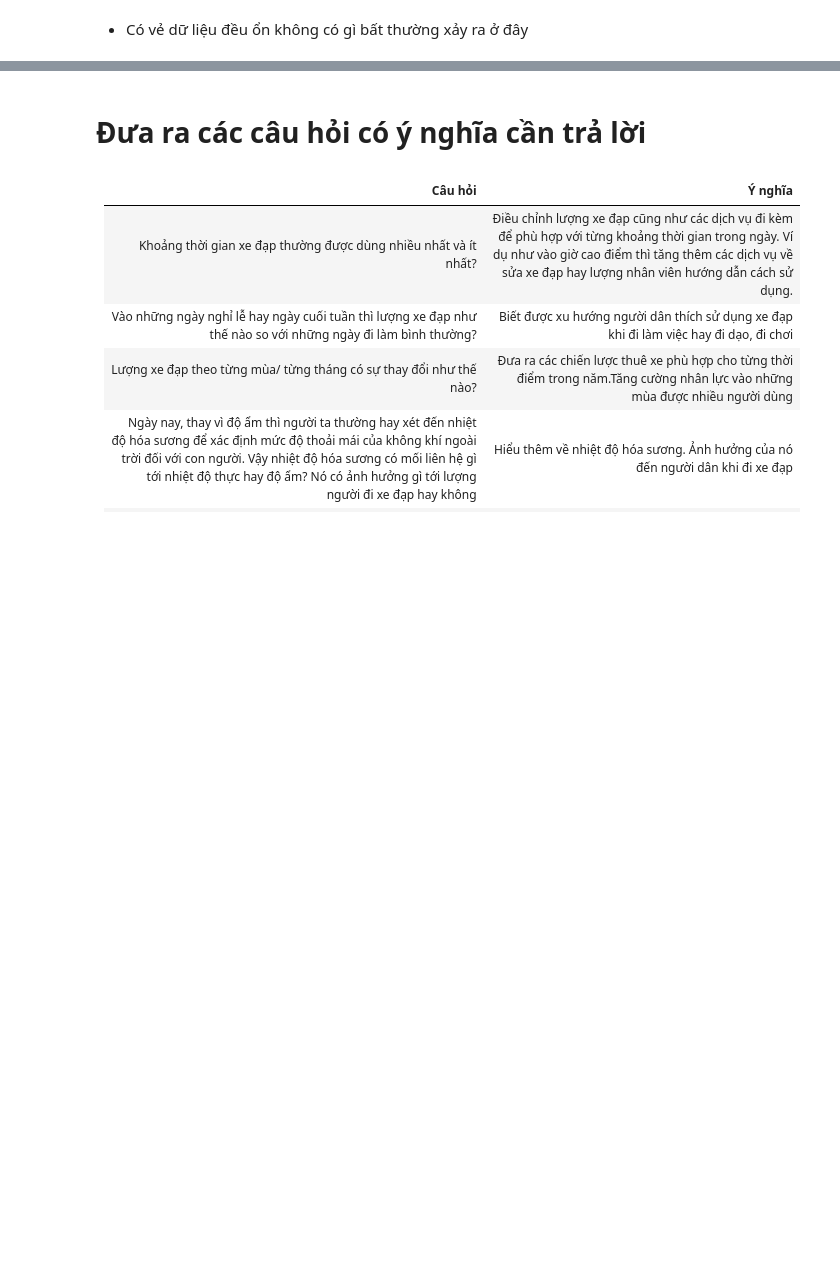
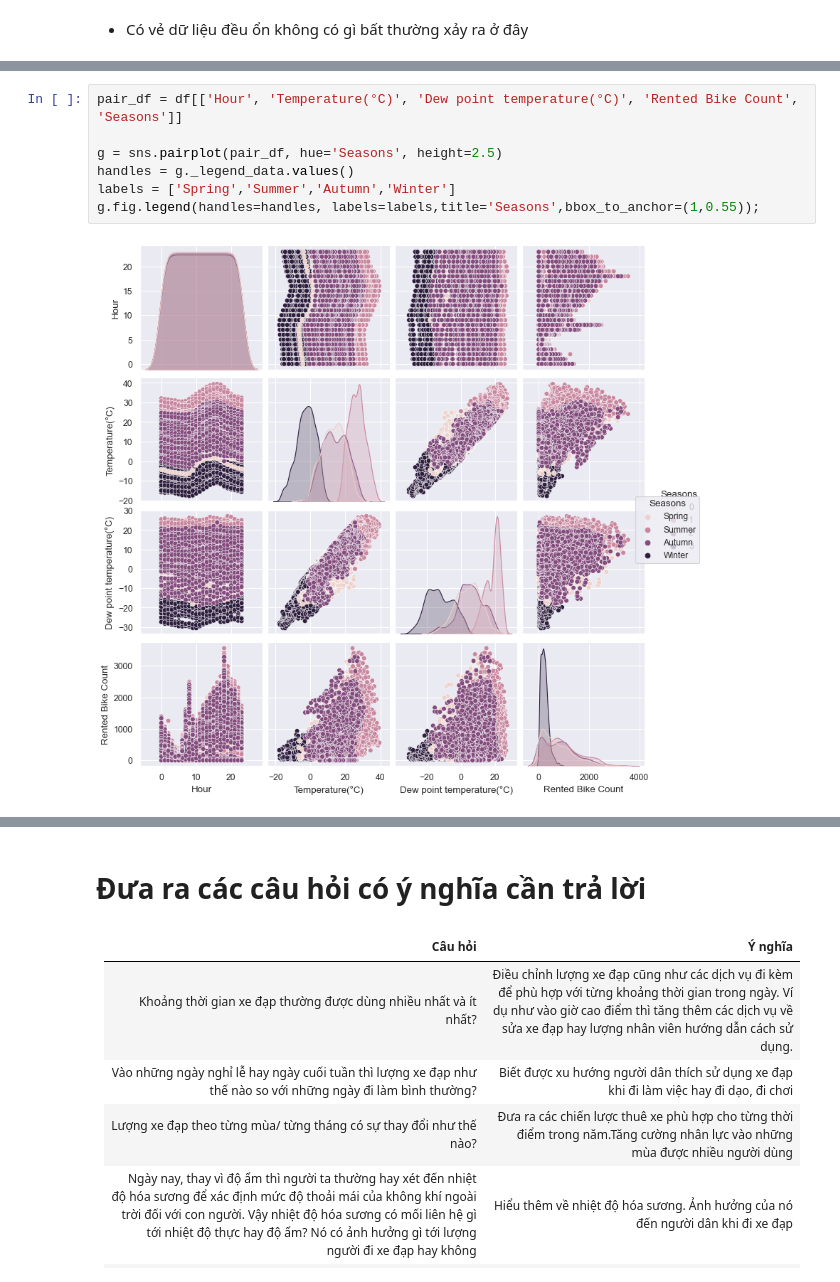
Before and after one commit to duylocky2k1/P4DS-CQ19-FinalProject, a Jupyter notebook: Final.ipynb, the cells around one changed output, grey strips where cells are left out. Drawn from its saved outputs; the diff is of its cells as text; blank space fills up the shorter version.

```diff
--- a/Final.ipynb
+++ b/Final.ipynb
@@ -339,0 +339,9 @@ Date_df.T.head(10)
+# %%
+pair_df = df[['Hour', 'Temperature(°C)', 'Dew point temperature(°C)', 'Rented Bike Count', 'Seasons']]
+
+g = sns.pairplot(pair_df, hue='Seasons', height=2.5)
+handles = g._legend_data.values()
+labels = ['Spring','Summer','Autumn','Winter']
+g.fig.legend(handles=handles, labels=labels,title='Seasons',bbox_to_anchor=(1,0.55));
+# %% [output]
+[figure, added]
```
Also changed, not shown: parts of 66 cells of this notebook.
